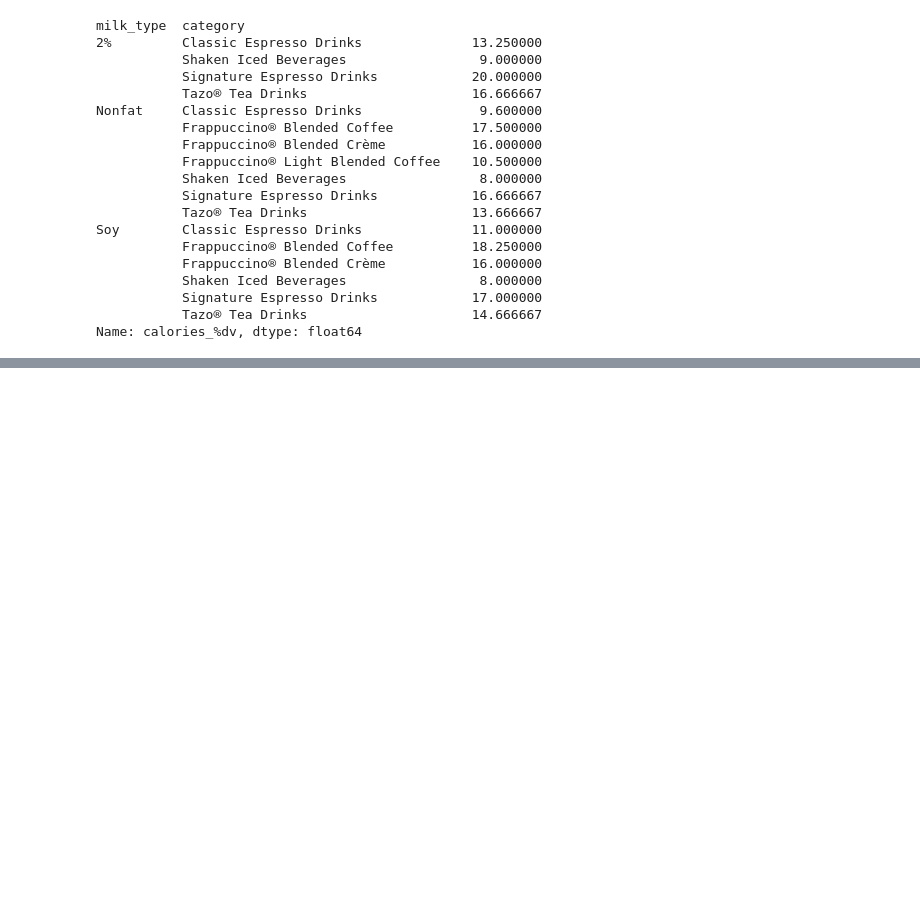
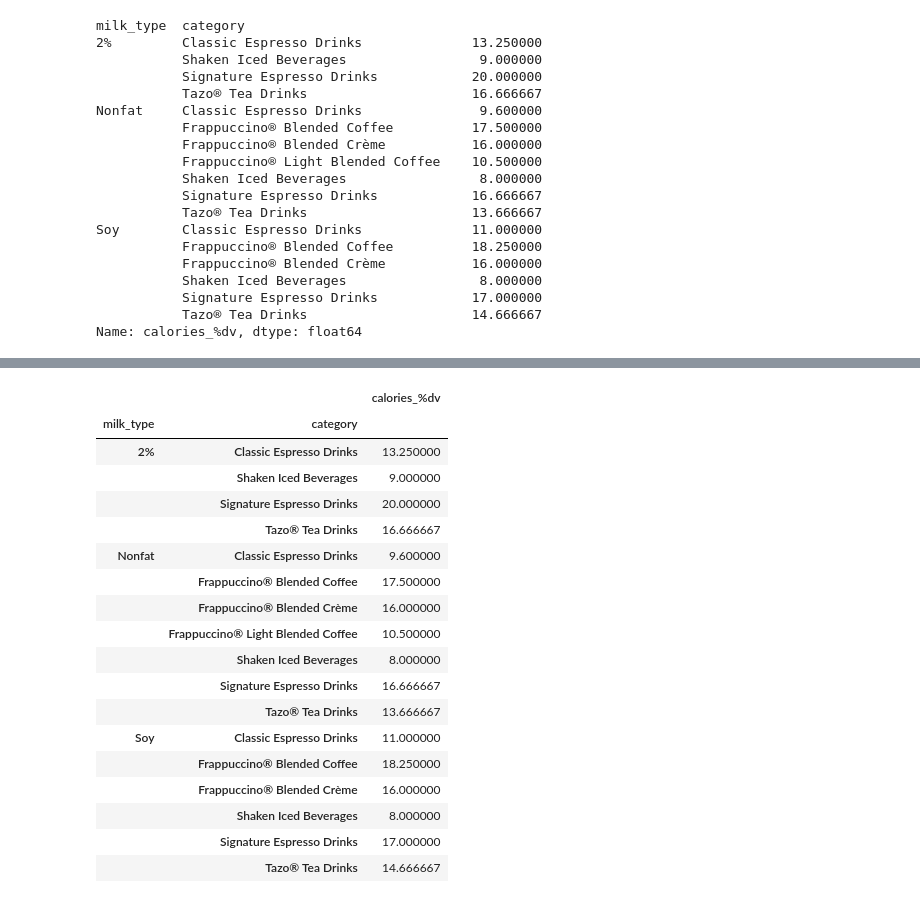
Before and after one commit to Ugi77/projects, a Jupyter notebook: NutritionAnalysisTour/desc_stats_pandas.ipynb, the cells around one changed output, grey strips where cells are left out. Saved outputs shown, nothing was run; the diff lists cells and outputs as text; code cells hidden in the pictures; blank space fills up the shorter version.

```diff
--- a/NutritionAnalysisTour/desc_stats_pandas.ipynb
+++ b/NutritionAnalysisTour/desc_stats_pandas.ipynb
@@ -212,0 +199,24 @@ Name: calories_%dv, dtype: float64
+# %%
+# Another method to show this data:
+test = pd.pivot_table(venti_milk, index = ['milk_type', 'category'], values = 'calories_%dv')
+test
+# %% [output]
+|  |  | calories_%dv |
+| milk_type | category |  |
+| 2% | Classic Espresso Drinks | 13.250000 |
+|  | Shaken Iced Beverages | 9.000000 |
+|  | Signature Espresso Drinks | 20.000000 |
+|  | Tazo® Tea Drinks | 16.666667 |
+| Nonfat | Classic Espresso Drinks | 9.600000 |
+|  | Frappuccino® Blended Coffee | 17.500000 |
+|  | Frappuccino® Blended Crème | 16.000000 |
+|  | Frappuccino® Light Blended Coffee | 10.500000 |
+|  | Shaken Iced Beverages | 8.000000 |
+|  | Signature Espresso Drinks | 16.666667 |
+|  | Tazo® Tea Drinks | 13.666667 |
+| Soy | Classic Espresso Drinks | 11.000000 |
+|  | Frappuccino® Blended Coffee | 18.250000 |
+|  | Frappuccino® Blended Crème | 16.000000 |
+|  | Shaken Iced Beverages | 8.000000 |
+|  | Signature Espresso Drinks | 17.000000 |
+|  | Tazo® Tea Drinks | 14.666667 |
```
Also changed, not shown: parts of 7 cells of this notebook.
